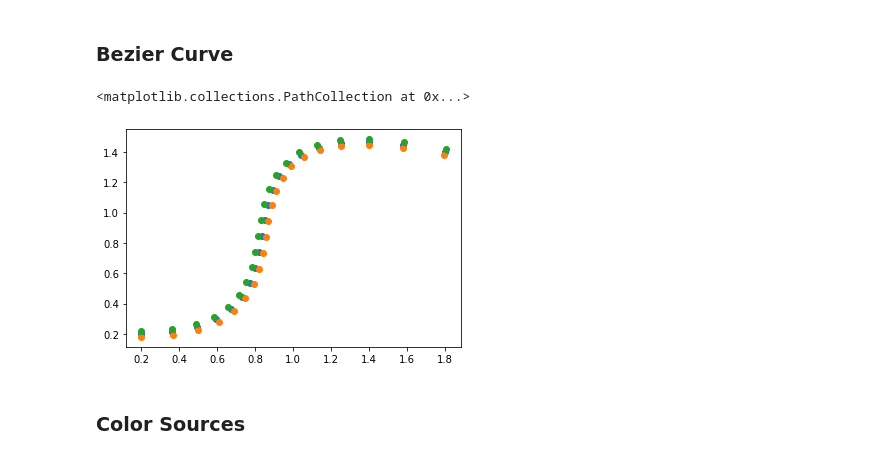
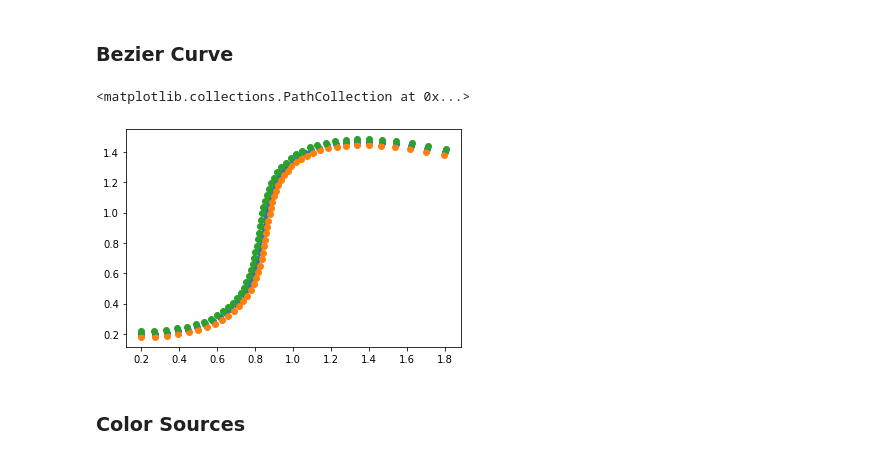
Before and after one commit to weixinl/GeometricModeling, a Jupyter notebook: DiffusionCurve/DiffusionCurve.ipynb, the cells around one changed output. Cells and saved outputs as stored; diff of their text form; code cells hidden in the pictures.

Commit message:
change parameters: sample point num

```diff
--- a/DiffusionCurve/DiffusionCurve.ipynb
+++ b/DiffusionCurve/DiffusionCurve.ipynb
@@ -24,6 +24,7 @@ vmin = np.array([xmin, ymin])
 vmax = np.array([xmax, ymax])
 xrange = xmax - xmin
 yrange = ymax - ymin
+sample_num = 51
 # distance of left/right color curve to original curve
 small_dist = xrange/100
 # %% [markdown]
@@ -54,35 +55,34 @@ def cubic_bezier(_t, _v0, _v1, _v2, _v3):
 # create_cubic_bezier_spline_data()
 
 v0 = vmin + np.array([xrange*0.1, yrange*0.1])
 v1 = vmin + np.array([xrange*0.7, yrange*0.1])
 v2 = vmin + np.array([xrange*0.1, yrange*0.9])
 v3 = vmin + np.array([xrange*0.9, yrange*0.7])
 curve_vertices = []
 # left/right curves (color sources)
 curve_left_vertices = []
 curve_right_vertices = []
 curve_normals = []
-sample_num = 21
 # delta t
 sample_interval = 1/float(sample_num-1)
 for i in range(sample_num):
     v, normal = cubic_bezier(i*sample_interval, v0, v1, v2, v3)
     v_left = v - small_dist * normal
     v_right = v + small_dist * normal
     curve_vertices.append(v)
     curve_left_vertices.append(v_left)
     curve_right_vertices.append(v_right)
     curve_normals.append(normal)
 
 curve_vertices = np.array(curve_vertices)
 curve_left_vertices = np.array(curve_left_vertices)
 curve_right_vertices = np.array(curve_right_vertices)
 plt.scatter(curve_vertices[:,0],curve_vertices[:,1])
 plt.scatter(curve_left_vertices[:,0],curve_left_vertices[:,1])
 plt.scatter(curve_right_vertices[:,0],curve_right_vertices[:,1])
 # %% [output]
 <matplotlib.collections.PathCollection at 0x...>
-[figure, old version]
+[figure, new version]
 # %% [markdown]
 ### Color Sources
 # %%
```
